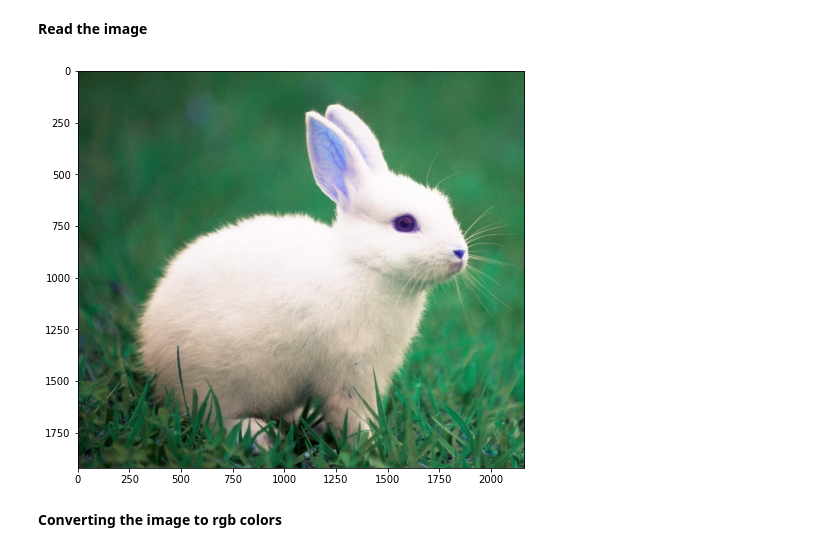
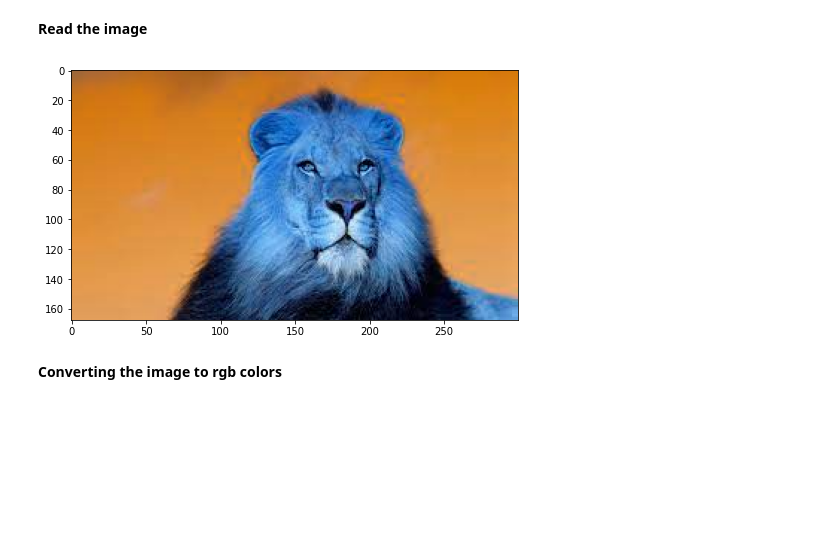
Before and after one commit to libibaby2000/LGMVIP-datascience, a Jupyter notebook: Task2.ipynb, the cells around one changed output. Drawn from its saved outputs; the diff is of its cells as text; code cells hidden in the pictures; blank space fills up the shorter version.

```diff
--- a/Task2.ipynb
+++ b/Task2.ipynb
@@ -22,12 +22,12 @@ from matplotlib import pyplot as plt
 # %% [markdown]
 **Read the image**
 # %%
-ims = cv2.imread("Rabbit.jpg")
+ims = cv2.imread("Lion.jfif")
 plt.figure(figsize=(8,8))
 plt.imshow(ims)
 plt.show()
 # %% [output]
-[figure, old version]
+[figure, new version]
 # %% [markdown]
 **Converting the image to rgb colors**
 # %%
```
Also changed, not shown: parts of 6 cells of this notebook.
